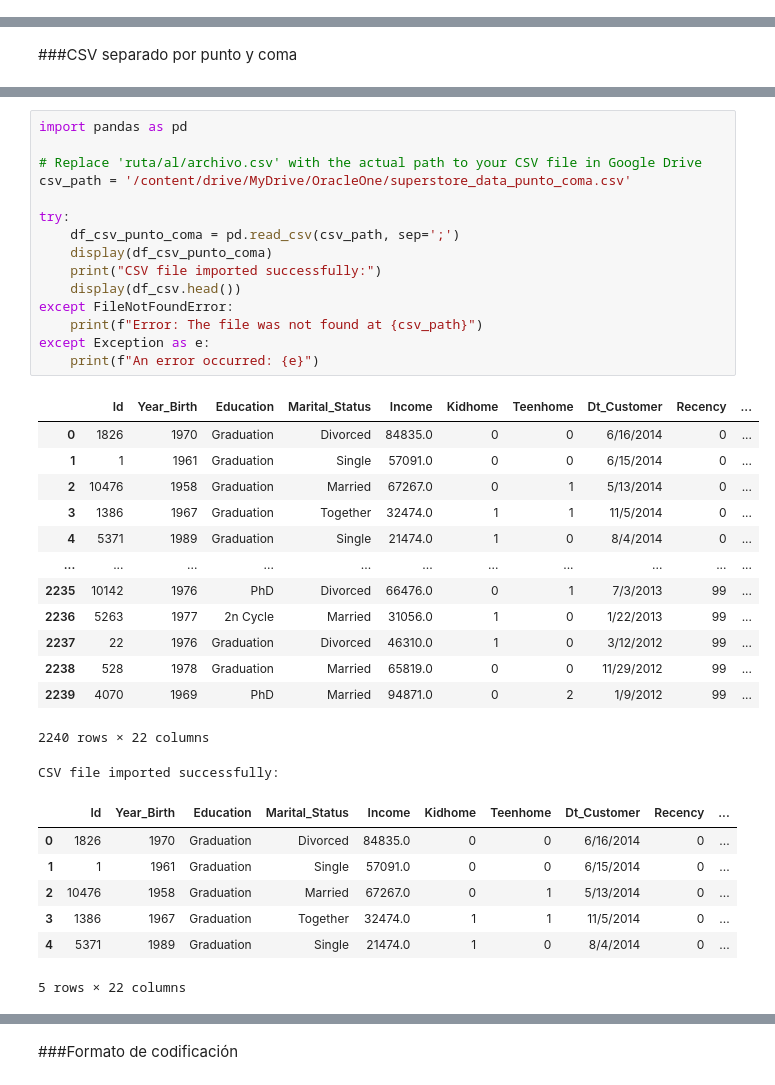
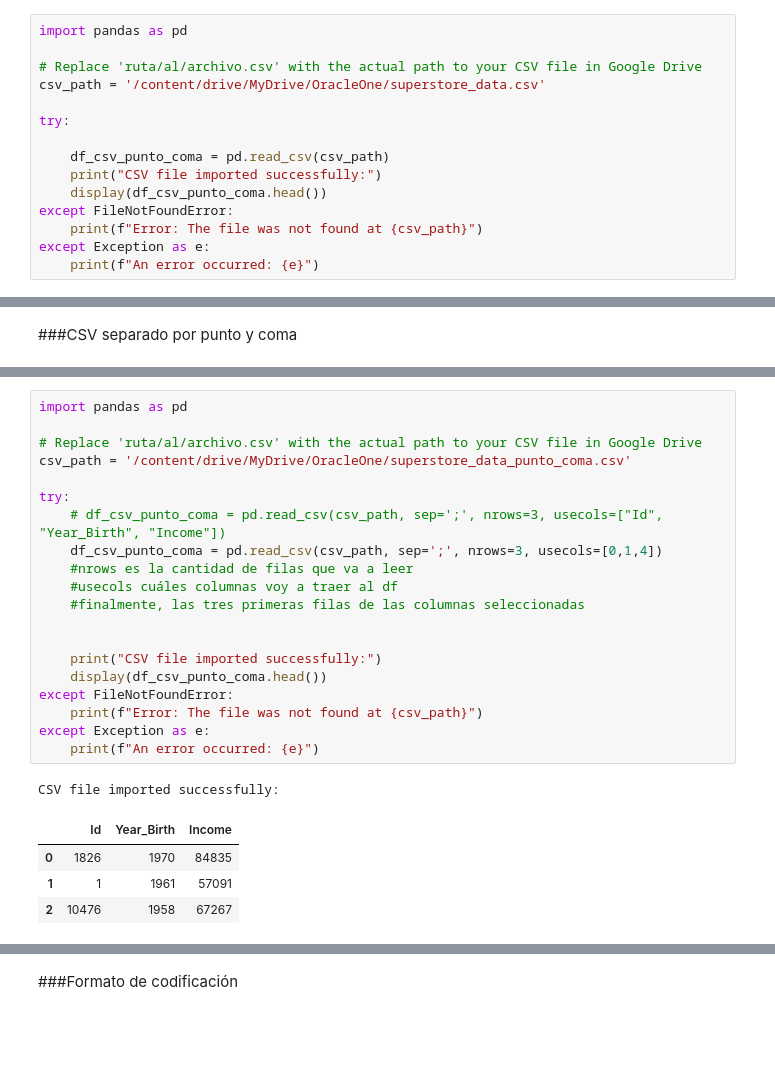
Before and after one commit to AenimaLabs/pandas_distintos_tipos_archivos, a Jupyter notebook: Pandas_tipos_de_archivos.ipynb, the cells around one changed output, grey strips where cells are left out. Cells and saved outputs as stored; diff of their text form; blank space fills up the shorter version.

```diff
--- a/Pandas_tipos_de_archivos.ipynb
+++ b/Pandas_tipos_de_archivos.ipynb
@@ -18,0 +14,15 @@ df_csv.head()
+# %%
+import pandas as pd
+
+# Replace 'ruta/al/archivo.csv' with the actual path to your CSV file in Google Drive
+csv_path = '/content/drive/MyDrive/OracleOne/superstore_data.csv'
+
+try:
+
+    df_csv_punto_coma = pd.read_csv(csv_path)
+    print("CSV file imported successfully:")
+    display(df_csv_punto_coma.head())
+except FileNotFoundError:
+    print(f"Error: The file was not found at {csv_path}")
+except Exception as e:
+    print(f"An error occurred: {e}")
@@ -24,37 +45,26 @@ drive.mount('/content/drive')
 # %%
 import pandas as pd
 
 # Replace 'ruta/al/archivo.csv' with the actual path to your CSV file in Google Drive
 csv_path = '/content/drive/MyDrive/OracleOne/superstore_data_punto_coma.csv'
 
 try:
-    df_csv_punto_coma = pd.read_csv(csv_path, sep=';')
-    display(df_csv_punto_coma)
+    # df_csv_punto_coma = pd.read_csv(csv_path, sep=';', nrows=3, usecols=["Id", "Year_Birth", "Income"])
+    df_csv_punto_coma = pd.read_csv(csv_path, sep=';', nrows=3, usecols=[0,1,4])
+    #nrows es la cantidad de filas que va a leer
+    #usecols cuáles columnas voy a traer al df
+    #finalmente, las tres primeras filas de las columnas seleccionadas
+
+
     print("CSV file imported successfully:")
-    display(df_csv.head())
+    display(df_csv_punto_coma.head())
 except FileNotFoundError:
     print(f"Error: The file was not found at {csv_path}")
 except Exception as e:
     print(f"An error occurred: {e}")
 # %% [output]
+CSV file imported successfully:
-|  | Id | Year_Birth | Education | Marital_Status | Income | Kidhome | Teenhome | Dt_Customer | Recency | ... |
-| 0 | 1826 | 1970 | Graduation | Divorced | 84835.0 | 0 | 0 | 6/16/2014 | 0 | ... |
-| 1 | 1 | 1961 | Graduation | Single | 57091.0 | 0 | 0 | 6/15/2014 | 0 | ... |
-| 2 | 10476 | 1958 | Graduation | Married | 67267.0 | 0 | 1 | 5/13/2014 | 0 | ... |
-| 3 | 1386 | 1967 | Graduation | Together | 32474.0 | 1 | 1 | 11/5/2014 | 0 | ... |
-| 4 | 5371 | 1989 | Graduation | Single | 21474.0 | 1 | 0 | 8/4/2014 | 0 | ... |
-| ... | ... | ... | ... | ... | ... | ... | ... | ... | ... | ... |
-| 2235 | 10142 | 1976 | PhD | Divorced | 66476.0 | 0 | 1 | 7/3/2013 | 99 | ... |
-| 2236 | 5263 | 1977 | 2n Cycle | Married | 31056.0 | 1 | 0 | 1/22/2013 | 99 | ... |
-| 2237 | 22 | 1976 | Graduation | Divorced | 46310.0 | 1 | 0 | 3/12/2012 | 99 | ... |
-| 2238 | 528 | 1978 | Graduation | Married | 65819.0 | 0 | 0 | 11/29/2012 | 99 | ... |
-| 2239 | 4070 | 1969 | PhD | Married | 94871.0 | 0 | 2 | 1/9/2012 | 99 | ... |
+|  | Id | Year_Birth | Income |
+| 0 | 1826 | 1970 | 84835 |
+| 1 | 1 | 1961 | 57091 |
+| 2 | 10476 | 1958 | 67267 |
-2240 rows × 22 columns
-CSV file imported successfully:
-|  | Id | Year_Birth | Education | Marital_Status | Income | Kidhome | Teenhome | Dt_Customer | Recency | ... |
-| 0 | 1826 | 1970 | Graduation | Divorced | 84835.0 | 0 | 0 | 6/16/2014 | 0 | ... |
-| 1 | 1 | 1961 | Graduation | Single | 57091.0 | 0 | 0 | 6/15/2014 | 0 | ... |
-| 2 | 10476 | 1958 | Graduation | Married | 67267.0 | 0 | 1 | 5/13/2014 | 0 | ... |
-| 3 | 1386 | 1967 | Graduation | Together | 32474.0 | 1 | 1 | 11/5/2014 | 0 | ... |
-| 4 | 5371 | 1989 | Graduation | Single | 21474.0 | 1 | 0 | 8/4/2014 | 0 | ... |
-5 rows × 22 columns
```
Also changed, not shown: parts of 7 cells of this notebook.
